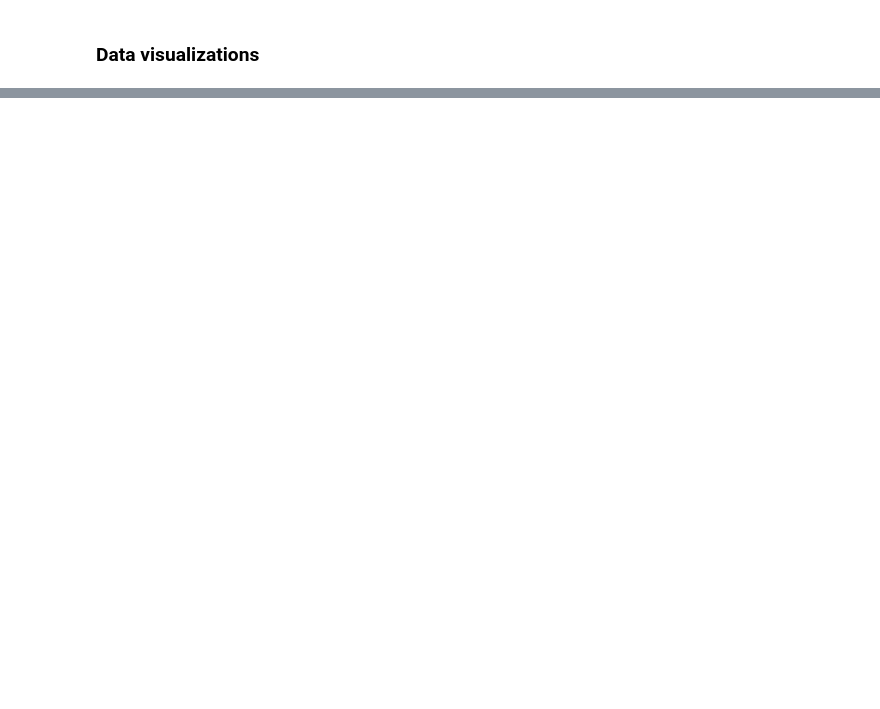
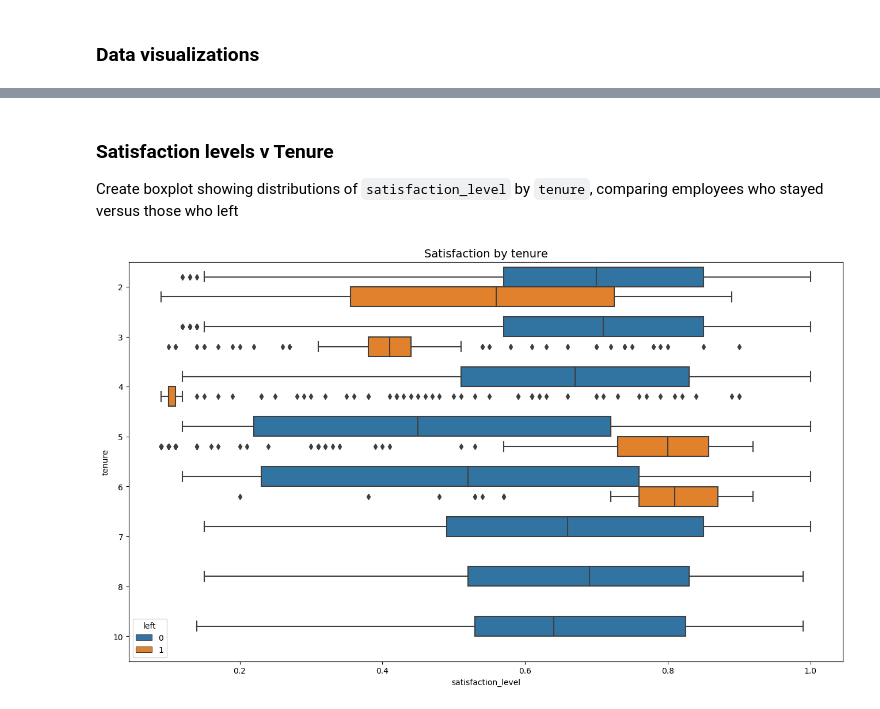
Before and after one commit to farahdahir/Salifort_Motors, a Jupyter notebook: salifort_motors.ipynb, the cells around one changed output, grey strips where cells are left out. Drawn from its saved outputs; the diff is of its cells as text; code cells hidden in the pictures; blank space fills up the shorter version.

```diff
--- a/salifort_motors.ipynb
+++ b/salifort_motors.ipynb
@@ -258,0 +288,11 @@ Box plots are very useful in visualizing distributions within data, but they can
+# %% [markdown]
+### Satisfaction levels v Tenure
+Create boxplot showing distributions of `satisfaction_level` by `tenure`, comparing employees who stayed versus those who left
+# %%
+# Create the boxplot
+
+plt.figure(figsize=(16, 9))
+sns.boxplot(data=df1, x='satisfaction_level', y='tenure', hue='left', orient="h")
+plt.title('Satisfaction by tenure', fontsize='14');
+# %% [output]
+[figure, added]
```
Also changed, not shown: parts of 107 cells of this notebook, 2 other files.
